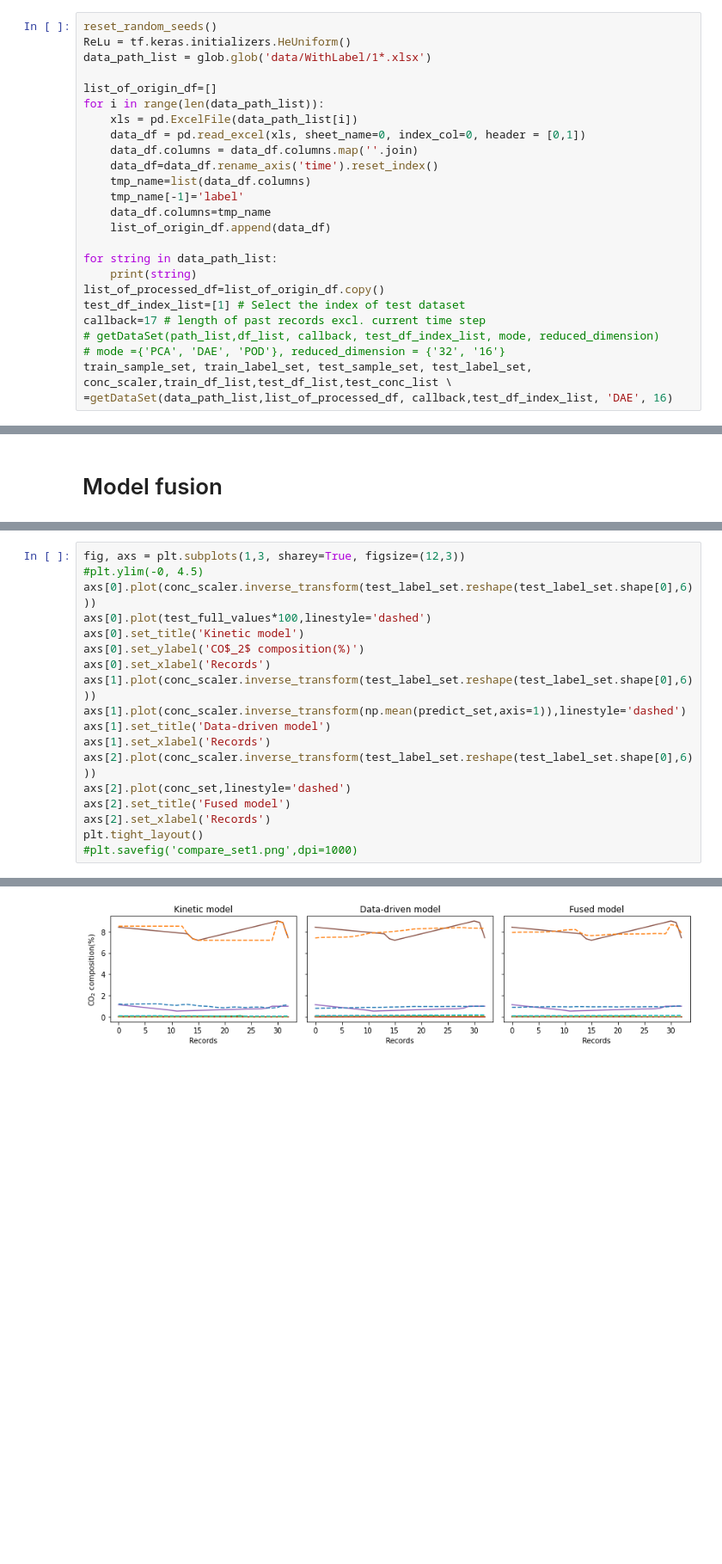
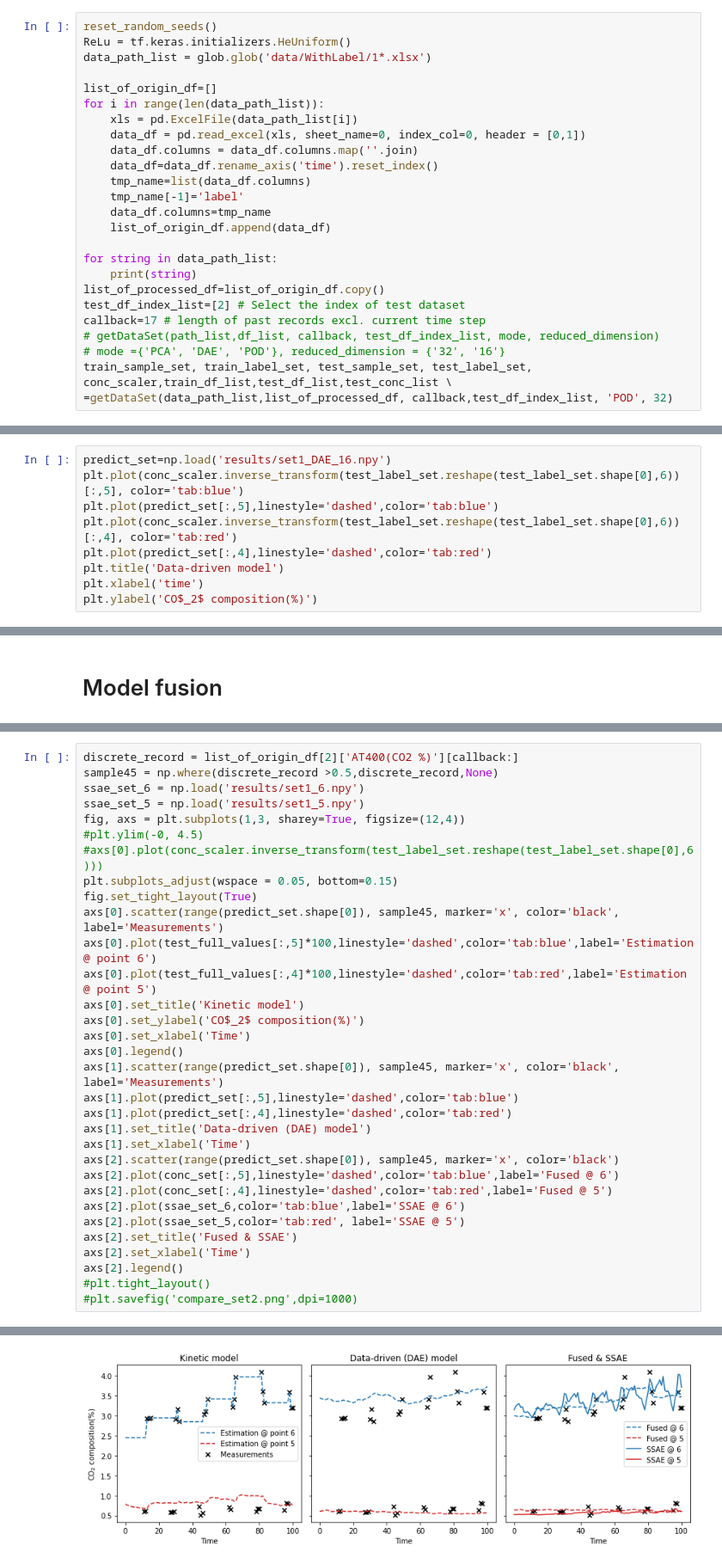
Before and after one commit to tonyzyl/CO2-Soft-sensor-for-a-carbon-capture-pilot-plant, a Jupyter notebook: Estimate_CO2_profile.ipynb, the cells around one changed output, grey strips where cells are left out. Shown: that part at 86% size. Saved outputs shown, nothing was run; the diff lists cells and outputs as text; blank space fills up the shorter version.

```diff
--- a/Estimate_CO2_profile.ipynb
+++ b/Estimate_CO2_profile.ipynb
@@ -538,12 +541,12 @@ for i in range(len(data_path_list)):
 for string in data_path_list:
     print(string)
 list_of_processed_df=list_of_origin_df.copy()
-test_df_index_list=[1] # Select the index of test dataset
+test_df_index_list=[2] # Select the index of test dataset
 callback=17 # length of past records excl. current time step
 # getDataSet(path_list,df_list, callback, test_df_index_list, mode, reduced_dimension)
 # mode ={'PCA', 'DAE', 'POD'}, reduced_dimension = {'32', '16'}
 train_sample_set, train_label_set, test_sample_set, test_label_set, conc_scaler,train_df_list,test_df_list,test_conc_list \
-=getDataSet(data_path_list,list_of_processed_df, callback,test_df_index_list, 'DAE', 16)
+=getDataSet(data_path_list,list_of_processed_df, callback,test_df_index_list, 'POD', 32)
 # %% [output]
 data/WithLabel\140120_1.xlsx
 data/WithLabel\140206_1.xlsx
@@ -617,0 +598,9 @@ MSE:  0.07168900442909397
+# %%
+predict_set=np.load('results/set1_DAE_16.npy')
+plt.plot(conc_scaler.inverse_transform(test_label_set.reshape(test_label_set.shape[0],6))[:,5], color='tab:blue')
+plt.plot(predict_set[:,5],linestyle='dashed',color='tab:blue')
+plt.plot(conc_scaler.inverse_transform(test_label_set.reshape(test_label_set.shape[0],6))[:,4], color='tab:red')
+plt.plot(predict_set[:,4],linestyle='dashed',color='tab:red')
+plt.title('Data-driven model')
+plt.xlabel('time')
+plt.ylabel('CO$_2$ composition(%)')
@@ -689,19 +713,33 @@ kinetic_model\140206_1.csv  in test
 # %%
-fig, axs = plt.subplots(1,3, sharey=True, figsize=(12,3))
+discrete_record = list_of_origin_df[2]['AT400(CO2 %)'][callback:]
+sample45 = np.where(discrete_record >0.5,discrete_record,None)
+ssae_set_6 = np.load('results/set1_6.npy')
+ssae_set_5 = np.load('results/set1_5.npy')
+fig, axs = plt.subplots(1,3, sharey=True, figsize=(12,4))
 #plt.ylim(-0, 4.5)
-axs[0].plot(conc_scaler.inverse_transform(test_label_set.reshape(test_label_set.shape[0],6)))
-axs[0].plot(test_full_values*100,linestyle='dashed')
+#axs[0].plot(conc_scaler.inverse_transform(test_label_set.reshape(test_label_set.shape[0],6)))
+plt.subplots_adjust(wspace = 0.05, bottom=0.15)
+fig.set_tight_layout(True)
+axs[0].scatter(range(predict_set.shape[0]), sample45, marker='x', color='black', label='Measurements')
+axs[0].plot(test_full_values[:,5]*100,linestyle='dashed',color='tab:blue',label='Estimation @ point 6')
+axs[0].plot(test_full_values[:,4]*100,linestyle='dashed',color='tab:red',label='Estimation @ point 5')
 axs[0].set_title('Kinetic model')
 axs[0].set_ylabel('CO$_2$ composition(%)')
-axs[0].set_xlabel('Records')
-axs[1].plot(conc_scaler.inverse_transform(test_label_set.reshape(test_label_set.shape[0],6)))
-axs[1].plot(conc_scaler.inverse_transform(np.mean(predict_set,axis=1)),linestyle='dashed')
-axs[1].set_title('Data-driven model')
-axs[1].set_xlabel('Records')
-axs[2].plot(conc_scaler.inverse_transform(test_label_set.reshape(test_label_set.shape[0],6)))
-axs[2].plot(conc_set,linestyle='dashed')
-axs[2].set_title('Fused model')
-axs[2].set_xlabel('Records')
-plt.tight_layout()
-#plt.savefig('compare_set1.png',dpi=1000)
+axs[0].set_xlabel('Time')
+axs[0].legend()
+axs[1].scatter(range(predict_set.shape[0]), sample45, marker='x', color='black', label='Measurements')
+axs[1].plot(predict_set[:,5],linestyle='dashed',color='tab:blue')
+axs[1].plot(predict_set[:,4],linestyle='dashed',color='tab:red')
+axs[1].set_title('Data-driven (DAE) model')
+axs[1].set_xlabel('Time')
+axs[2].scatter(range(predict_set.shape[0]), sample45, marker='x', color='black')
+axs[2].plot(conc_set[:,5],linestyle='dashed',color='tab:blue',label='Fused @ 6')
+axs[2].plot(conc_set[:,4],linestyle='dashed',color='tab:red',label='Fused @ 5')
+axs[2].plot(ssae_set_6,color='tab:blue',label='SSAE @ 6')
+axs[2].plot(ssae_set_5,color='tab:red', label='SSAE @ 5')
+axs[2].set_title('Fused & SSAE')
+axs[2].set_xlabel('Time')
+axs[2].legend()
+#plt.tight_layout()
+#plt.savefig('compare_set2.png',dpi=1000)
 # %% [output]
@@ -708 +747 @@ plt.tight_layout()
-[figure, old version]
+[figure, new version]
```
Also changed, not shown: parts of 10 cells of this notebook, 39 other files.
